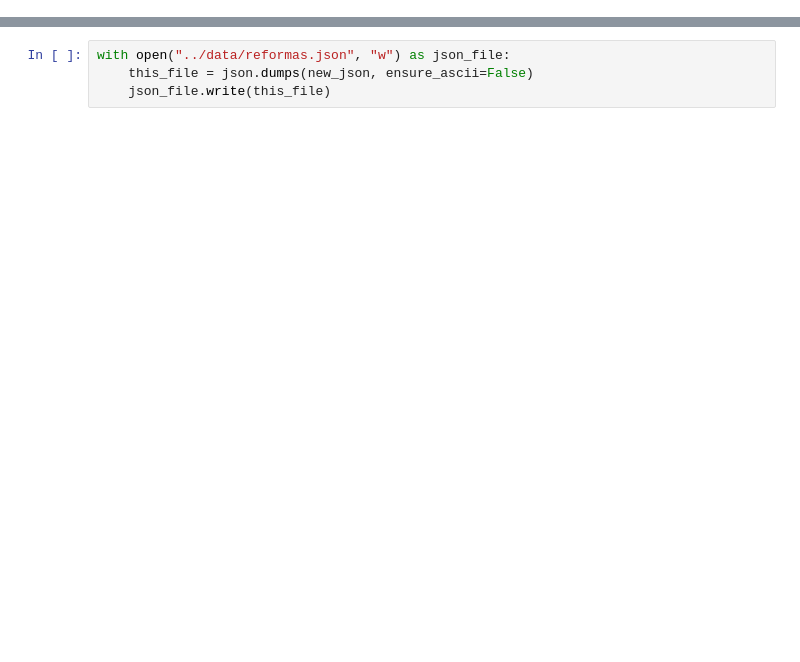
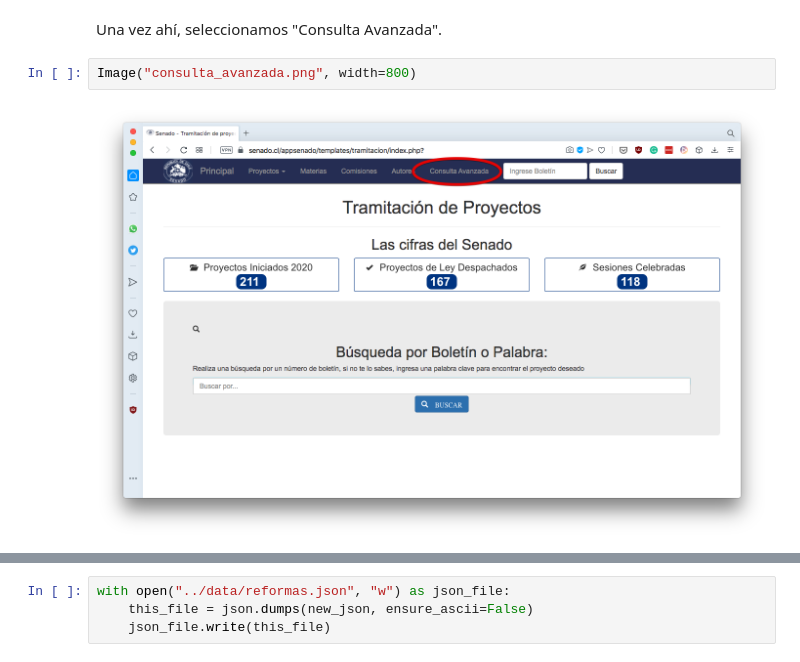
Before and after one commit to fbecerra/reformas, a Jupyter notebook: python/reformas_constitucionales.ipynb, the cells around one changed output, grey strips where cells are left out. Saved outputs shown, nothing was run; the diff lists cells and outputs as text; blank space fills up the shorter version.

```diff
--- a/python/reformas_constitucionales.ipynb
+++ b/python/reformas_constitucionales.ipynb
@@ -6,0 +17,6 @@ import json
+# %% [markdown]
+Una vez ahí, seleccionamos "Consulta Avanzada".
+# %%
+Image("consulta_avanzada.png", width=800)
+# %% [output]
+[figure, added]
```
Also changed, not shown: parts of 18 cells of this notebook, 4 other files.
